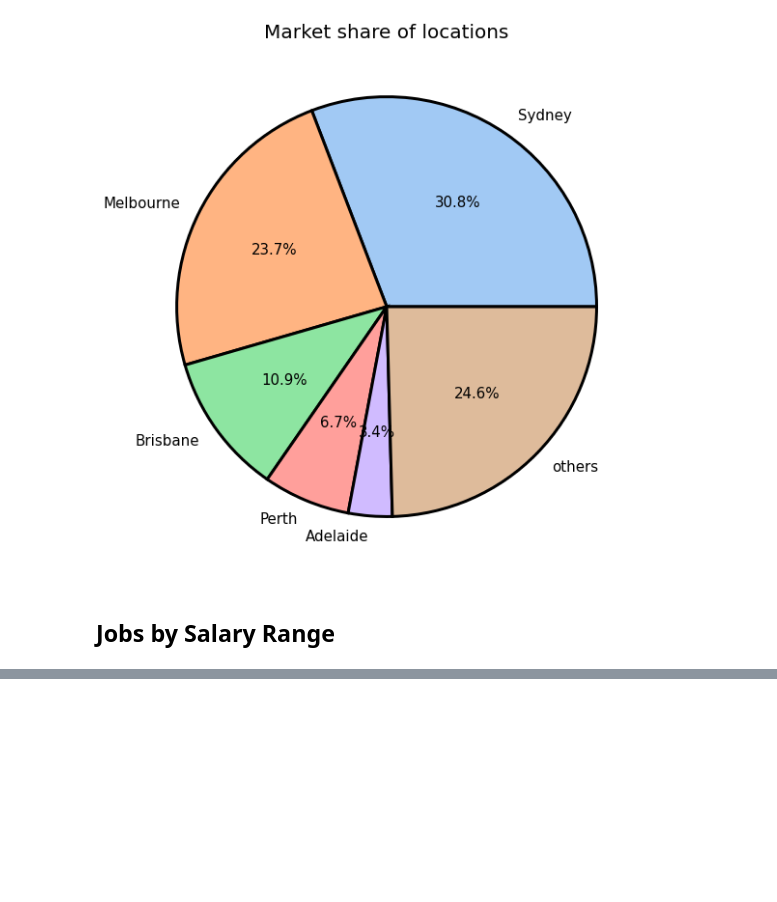
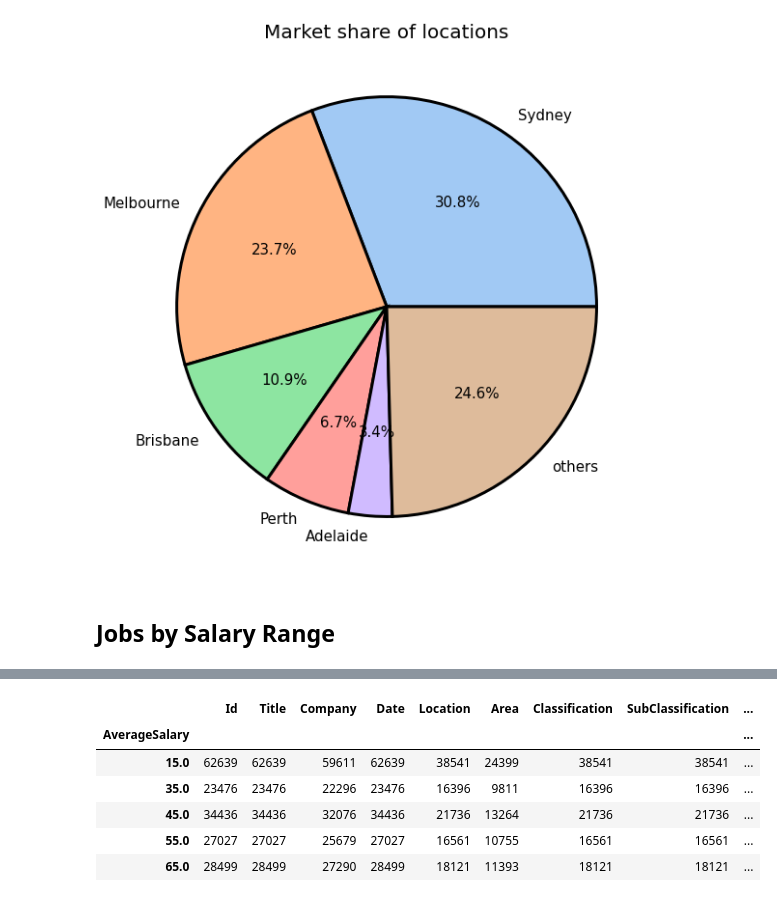
Before and after one commit to zacjensen/3803ICT-Assignment, a Jupyter notebook: 2.1). Job Attributes.ipynb, the cells around one changed output, grey strips where cells are left out. Cells and saved outputs as stored; diff of their text form; code cells hidden in the pictures; blank space fills up the shorter version.

```diff
--- a/2.1). Job Attributes.ipynb
+++ b/2.1). Job Attributes.ipynb
@@ -106,0 +144,10 @@ Text(0.5, 1.0, 'Job Posts by Highest Salary')
+# %%
+averageSalaryDf.head()
+# %% [output]
+|  | Id | Title | Company | Date | Location | Area | Classification | SubClassification | ... |
+| AverageSalary |  |  |  |  |  |  |  |  | ... |
+| 15.0 | 62639 | 62639 | 59611 | 62639 | 38541 | 24399 | 38541 | 38541 | ... |
+| 35.0 | 23476 | 23476 | 22296 | 23476 | 16396 | 9811 | 16396 | 16396 | ... |
+| 45.0 | 34436 | 34436 | 32076 | 34436 | 21736 | 13264 | 21736 | 21736 | ... |
+| 55.0 | 27027 | 27027 | 25679 | 27027 | 16561 | 10755 | 16561 | 16561 | ... |
+| 65.0 | 28499 | 28499 | 27290 | 28499 | 18121 | 11393 | 18121 | 18121 | ... |
```
Also changed, not shown: parts of 5 cells of this notebook, 12 other files.
